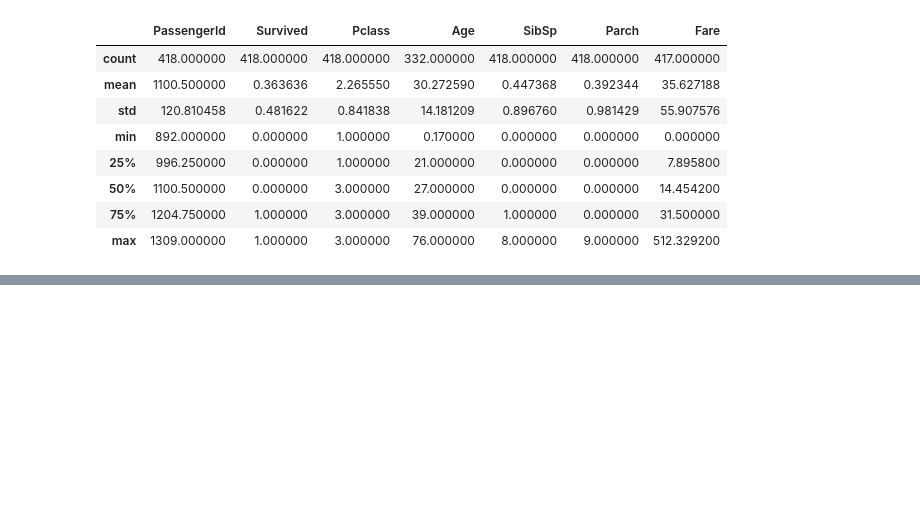
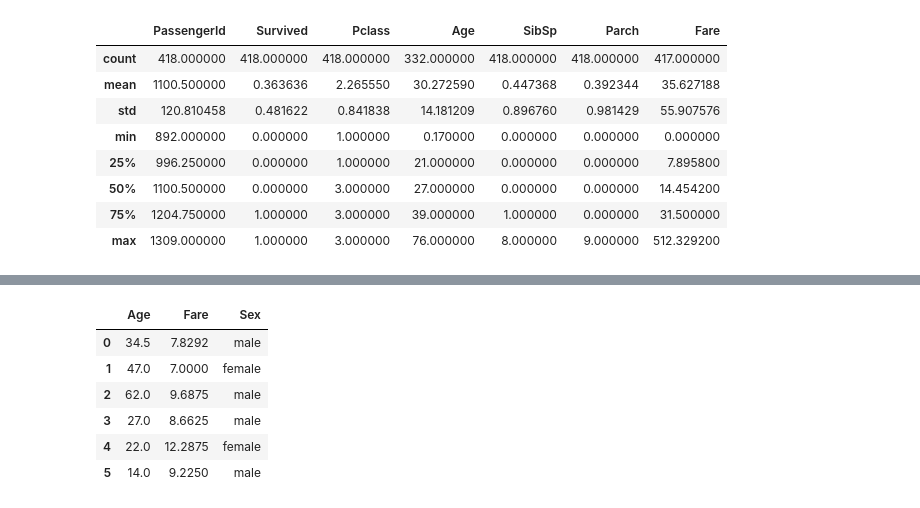
Before and after one commit to ZainabManzoorr/titanic-analysis, a Jupyter notebook: load_data.ipynb, the cells around one changed output, grey strips where cells are left out. Drawn from its saved outputs; the diff is of its cells as text; code cells hidden in the pictures; blank space fills up the shorter version.

```diff
--- a/load_data.ipynb
+++ b/load_data.ipynb
@@ -118,0 +127,12 @@ df.describe()
+# %%
+df.iloc[0]
+df.iloc[0:5]
+df.loc[0:5, ['Age', 'Fare','Sex']]
+# %% [output]
+|  | Age | Fare | Sex |
+| 0 | 34.5 | 7.8292 | male |
+| 1 | 47.0 | 7.0000 | female |
+| 2 | 62.0 | 9.6875 | male |
+| 3 | 27.0 | 8.6625 | male |
+| 4 | 22.0 | 12.2875 | female |
+| 5 | 14.0 | 9.2250 | male |
```
Also changed, not shown: parts of 7 cells of this notebook.
